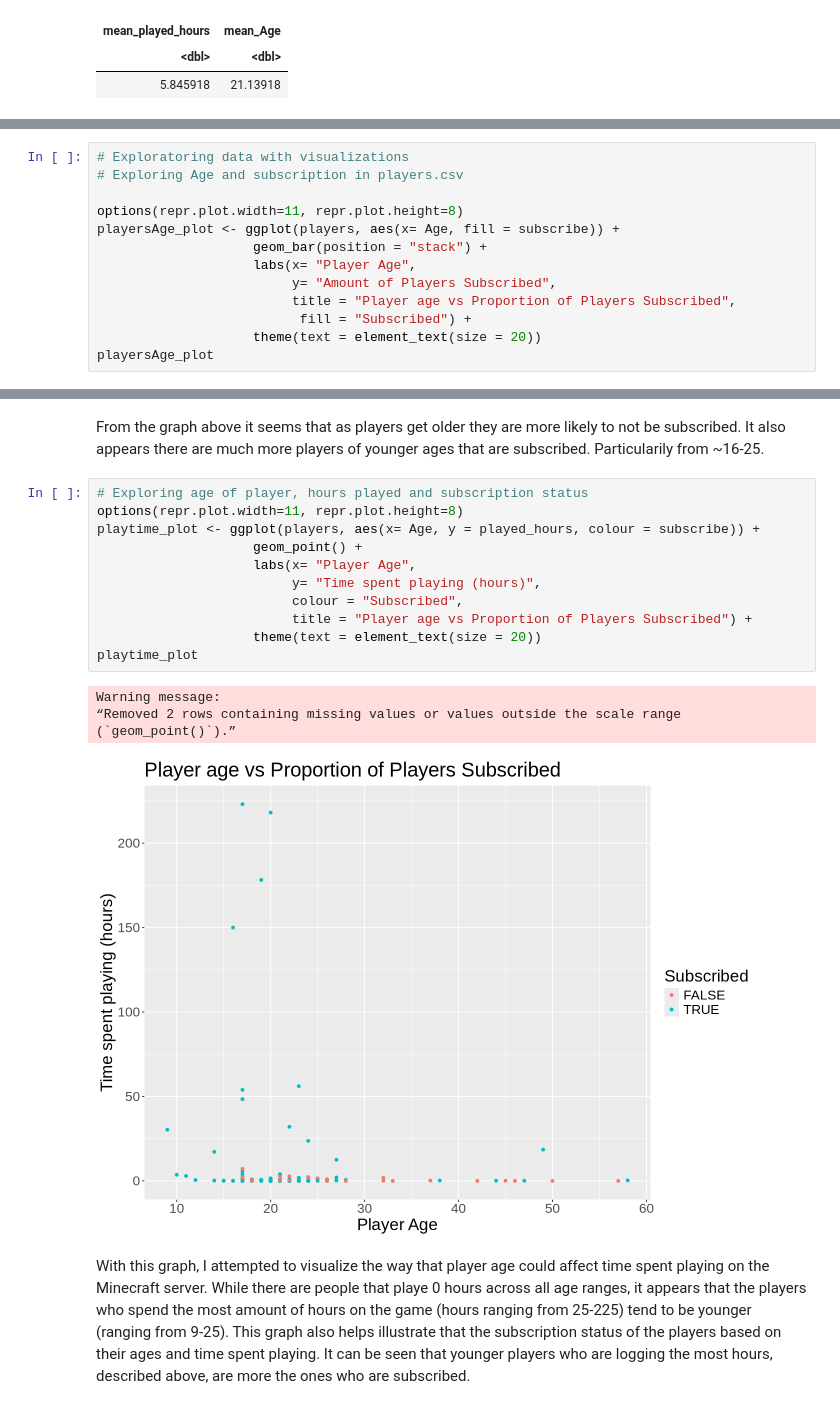
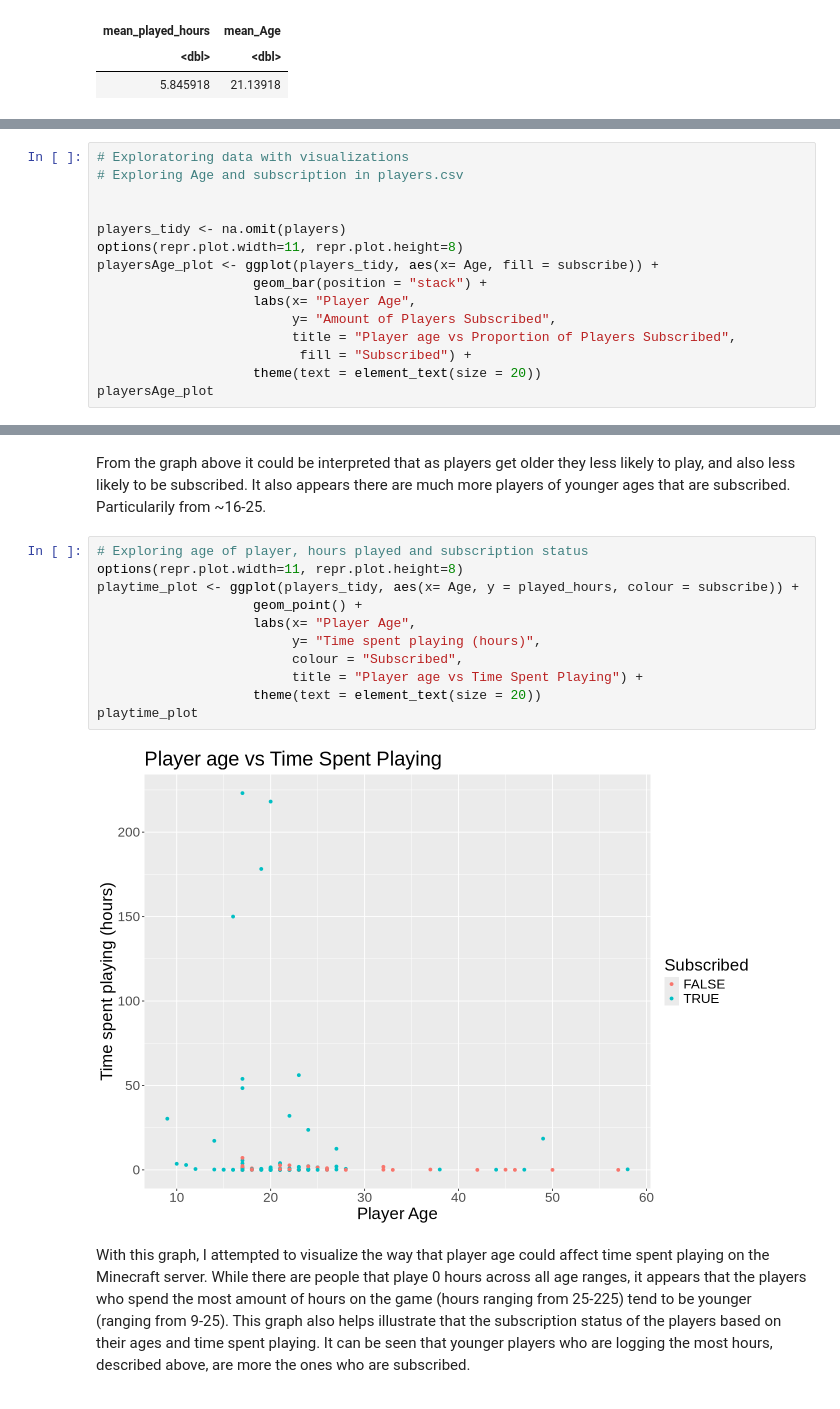
Before and after one commit to zd-del/Individual_Project_Planning, a Jupyter notebook: IndProjPlan.ipynb, the cells around one changed output, grey strips where cells are left out. Saved outputs shown, nothing was run; the diff lists cells and outputs as text.

Commit message:
Completed methods and plan.
Described how I could go about completing a knn-classification for the datal

```diff
--- a/IndProjPlan.ipynb
+++ b/IndProjPlan.ipynb
@@ -161,8 +229,10 @@ I think that the data in the players.csv data frame is tidy already, and I do no
 # Exploratoring data with visualizations
 # Exploring Age and subscription in players.csv
 
+
+players_tidy <- na.omit(players)
 options(repr.plot.width=11, repr.plot.height=8)
-playersAge_plot <- ggplot(players, aes(x= Age, fill = subscribe)) +
+playersAge_plot <- ggplot(players_tidy, aes(x= Age, fill = subscribe)) +
                     geom_bar(position = "stack") +
                     labs(x= "Player Age",
                          y= "Amount of Players Subscribed",
@@ -176,21 +244,18 @@ Warning message:
 [figure]
 # %% [markdown]
-From the graph above it seems that as players get older they are more likely to not be subscribed. It also appears there are much more players of younger ages that are subscribed. Particularily from ~16-25.
+From the graph above it could be interpreted that as players get older they less likely to play, and also less likely to be subscribed. It also appears there are much more players of younger ages that are subscribed. Particularily from ~16-25.
 # %%
 # Exploring age of player, hours played and subscription status
 options(repr.plot.width=11, repr.plot.height=8)
-playtime_plot <- ggplot(players, aes(x= Age, y = played_hours, colour = subscribe)) +
+playtime_plot <- ggplot(players_tidy, aes(x= Age, y = played_hours, colour = subscribe)) +
                     geom_point() +
                     labs(x= "Player Age",
                          y= "Time spent playing (hours)",
                          colour = "Subscribed",
-                         title = "Player age vs Proportion of Players Subscribed") +
+                         title = "Player age vs Time Spent Playing") +
                     theme(text = element_text(size = 20))
 playtime_plot
 # %% [output]
-Warning message:
-“Removed 2 rows containing missing values or values outside the scale range
-(`geom_point()`).”
-[figure, old version]
+[figure, new version]
 # %% [markdown]
 With this graph, I attempted to visualize the way that player age could affect time spent playing on the Minecraft server. While there are people that playe 0 hours across all age ranges, it appears that the players who spend the most amount of hours on the game (hours ranging from 25-225) tend to be younger (ranging from 9-25). This graph also helps illustrate that the subscription status of the players based on their ages and time spent playing. It can be seen that younger players who are logging the most hours, described above, are more the ones who are subscribed.
```
Also changed, not shown: parts of 7 cells of this notebook.
